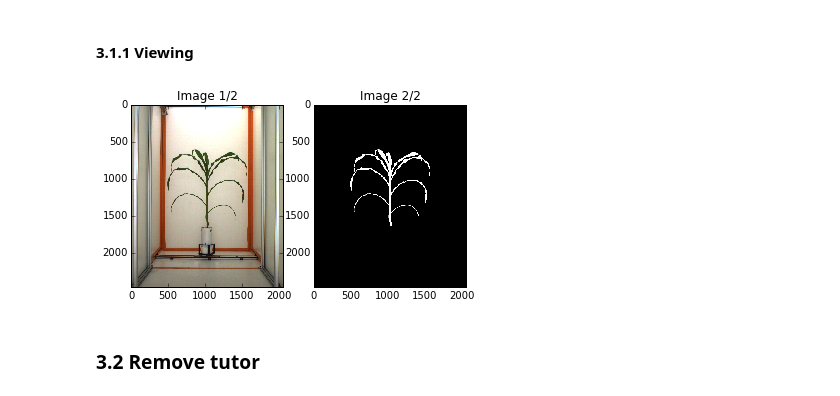
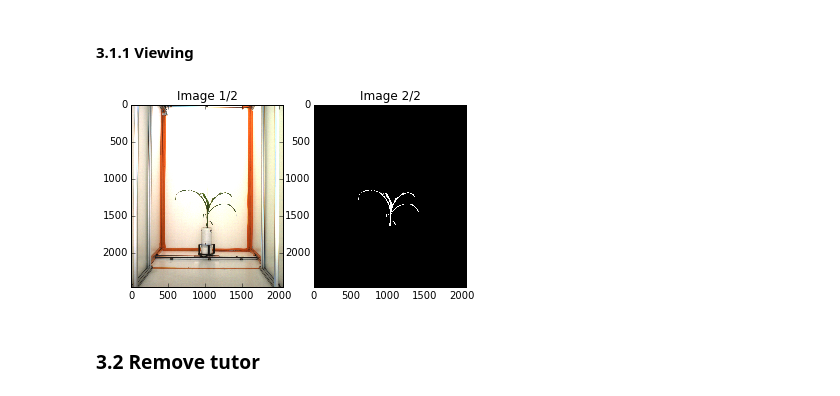
Before and after one commit to openalea/phenomenal, a Jupyter notebook: notebook/Pipeline_RATP.ipynb, the cells around one changed output. Drawn from its saved outputs; the diff is of its cells as text; code cells hidden in the pictures.

```diff
--- a/notebook/Pipeline_RATP.ipynb
+++ b/notebook/Pipeline_RATP.ipynb
@@ -68,9 +67,9 @@ Error - mean_shift :
 # %% [markdown]
 #### 3.1.1 Viewing
 # %%
-alinea.phenomenal.viewer.show_images([images['0962']['2013-06-22'][120], images_binarize_mean_shift[120]])
+alinea.phenomenal.viewer.show_images([images['0962']['2013-06-06'][120], images_binarize_mean_shift[120]])
 # %% [output]
-[figure, old version]
+[figure, new version]
 # %% [markdown]
 ### 3.2 Remove tutor
 # %% [markdown]
```
Also changed, not shown: parts of 13 cells of this notebook.
